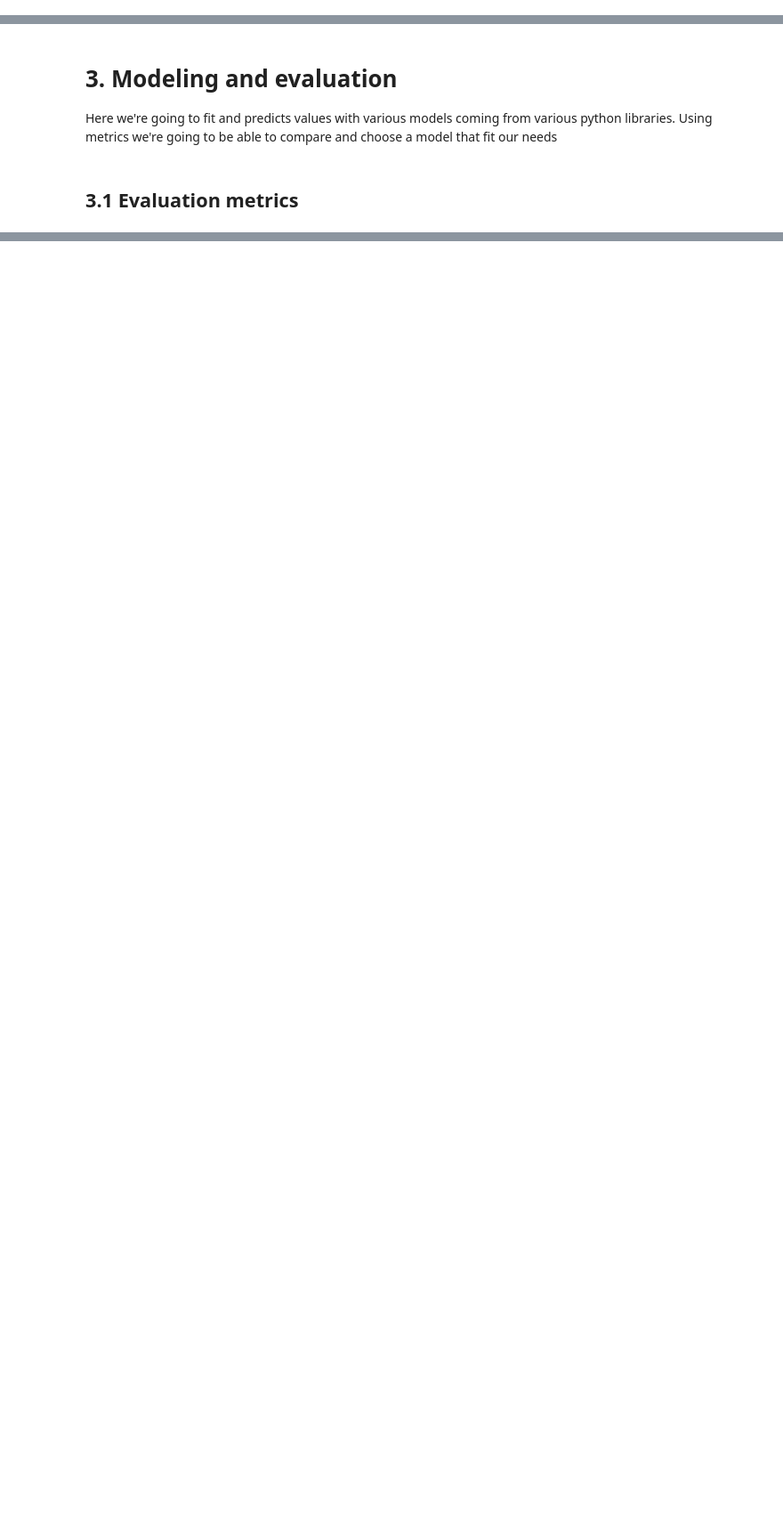
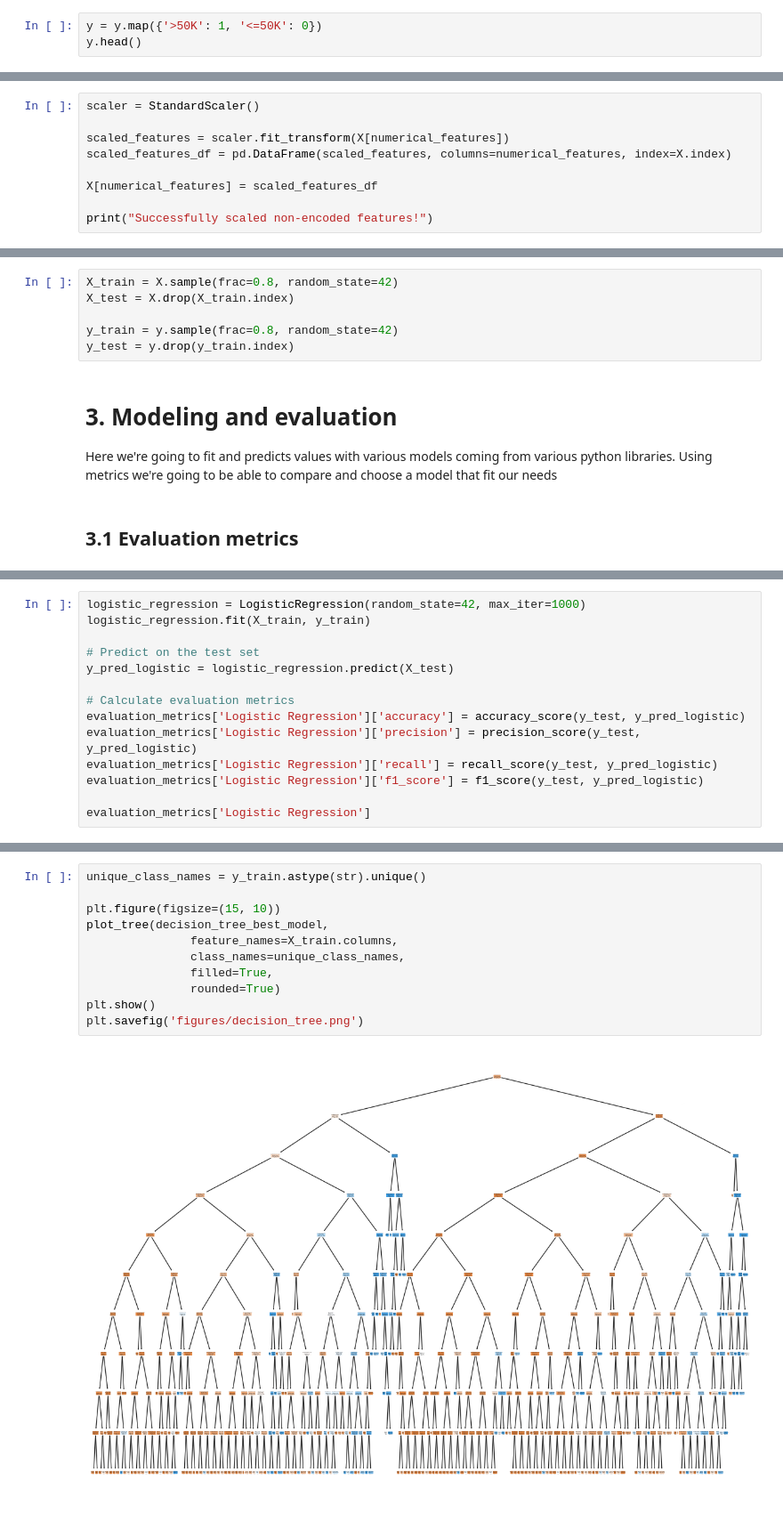
Before and after one commit to ethansmadjaa/Machine-learning-course, a Jupyter notebook: Lab5/9.4.8_adult_incoming_exercise.ipynb, the cells around one changed output, grey strips where cells are left out. Shown at 89% size. Cells and saved outputs as stored; diff of their text form; blank space fills up the shorter version.

```diff
--- a/Lab5/9.4.8_adult_incoming_exercise.ipynb
+++ b/Lab5/9.4.8_adult_incoming_exercise.ipynb
@@ -51,0 +205,3 @@ X, y = df.iloc[:, :-1].values, df.iloc[:, -1].values
+# %%
+y = y.map({'>50K': 1, '<=50K': 0})
+y.head()
@@ -51,0 +218,9 @@ X, y = df.iloc[:, :-1].values, df.iloc[:, -1].values
+# %%
+scaler = StandardScaler()
+
+scaled_features = scaler.fit_transform(X[numerical_features])
+scaled_features_df = pd.DataFrame(scaled_features, columns=numerical_features, index=X.index)
+
+X[numerical_features] = scaled_features_df
+
+print("Successfully scaled non-encoded features!")
@@ -52,5 +229,11 @@ X, y = df.iloc[:, :-1].values, df.iloc[:, -1].values
 # %% [markdown]
 ## 2.5 Train Test split
+# %%
+X_train = X.sample(frac=0.8, random_state=42)
+X_test = X.drop(X_train.index)
+
+y_train = y.sample(frac=0.8, random_state=42)
+y_test = y.drop(y_train.index)
 # %% [markdown]
 # 3. Modeling and evaluation
 Here we're going to fit and predicts values with various models coming from various python libraries. Using metrics we're going to be able to compare and choose a model that fit our needs
@@ -68,0 +254,14 @@ Here we're going to fit and predicts values with various models coming from vari
+# %%
+logistic_regression = LogisticRegression(random_state=42, max_iter=1000)
+logistic_regression.fit(X_train, y_train)
+
+# Predict on the test set
+y_pred_logistic = logistic_regression.predict(X_test)
+
+# Calculate evaluation metrics
+evaluation_metrics['Logistic Regression']['accuracy'] = accuracy_score(y_test, y_pred_logistic)
+evaluation_metrics['Logistic Regression']['precision'] = precision_score(y_test, y_pred_logistic)
+evaluation_metrics['Logistic Regression']['recall'] = recall_score(y_test, y_pred_logistic)
+evaluation_metrics['Logistic Regression']['f1_score'] = f1_score(y_test, y_pred_logistic)
+
+evaluation_metrics['Logistic Regression']
@@ -68,0 +319,13 @@ Here we're going to fit and predicts values with various models coming from vari
+# %%
+unique_class_names = y_train.astype(str).unique()
+
+plt.figure(figsize=(15, 10))
+plot_tree(decision_tree_best_model,
+               feature_names=X_train.columns,
+               class_names=unique_class_names,
+               filled=True,
+               rounded=True)
+plt.show()
+plt.savefig('figures/decision_tree.png')
+# %% [output]
+[figure, added]
```
Also changed, not shown: parts of 52 cells of this notebook.
